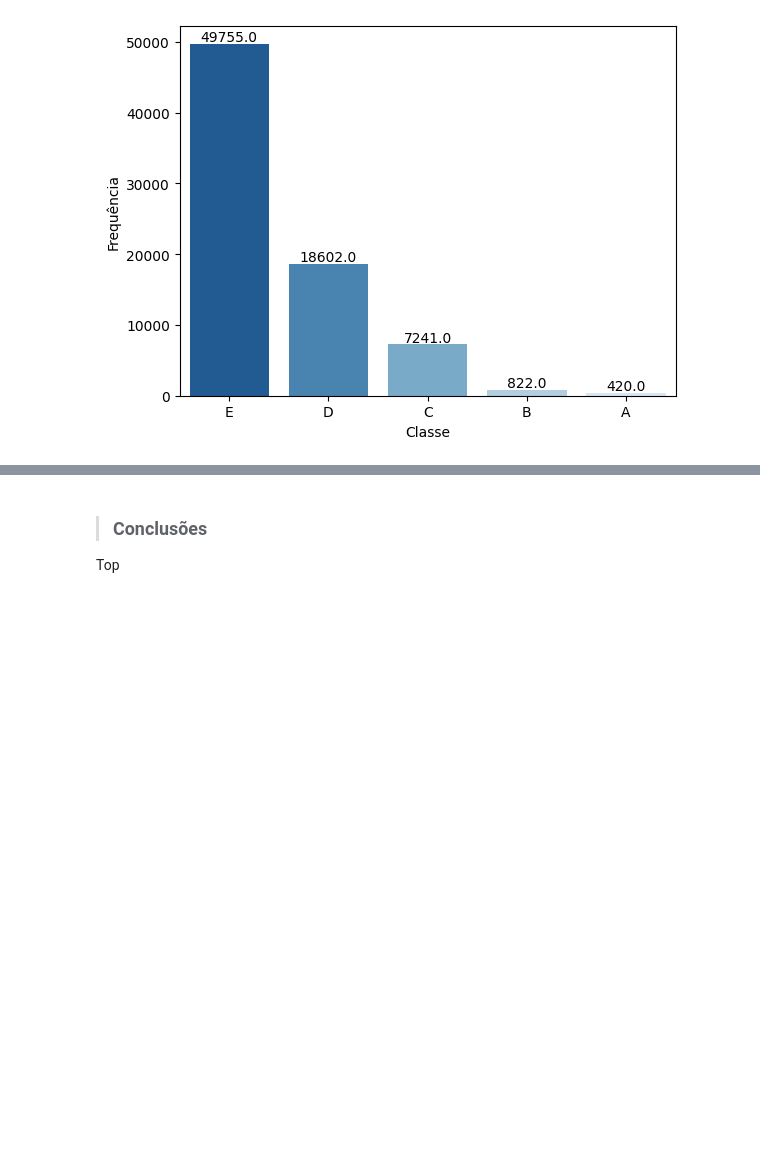
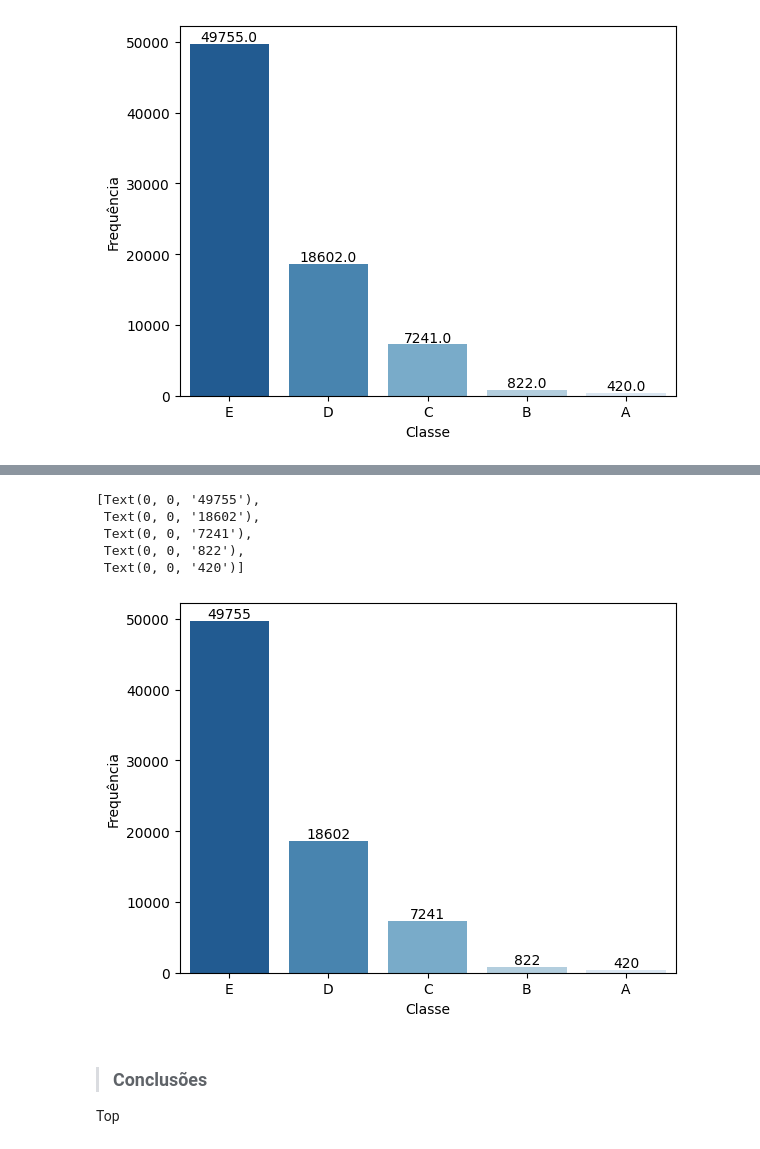
Before and after one commit to smcco94/DataAnalytics, a Jupyter notebook: Formação_Data_Sciency/Modulo_1/Projetos/Analise_Descritiva/Análise_Descritiva.ipynb, the cells around one changed output, grey strips where cells are left out. Saved outputs shown, nothing was run; the diff lists cells and outputs as text; code cells hidden in the pictures; blank space fills up the shorter version.

```diff
--- a/Formação_Data_Sciency/Modulo_1/Projetos/Analise_Descritiva/Análise_Descritiva.ipynb
+++ b/Formação_Data_Sciency/Modulo_1/Projetos/Analise_Descritiva/Análise_Descritiva.ipynb
@@ -252,3 +259,14 @@ Rectangle(xy=(3.6, 0), width=0.8, height=420, angle=0)
+# %%
+# Outra forma de realizar 2
+plot = sns.barplot(x=tabela['Classe'],y=tabela['Frequência'], palette='Blues_r', )
+plot.bar_label(plot.containers[0])
+# %% [output]
+[Text(0, 0, '49755'),
+ Text(0, 0, '18602'),
+ Text(0, 0, '7241'),
+ Text(0, 0, '822'),
+ Text(0, 0, '420')]
+[figure, added]
 # %% [markdown]
 > ### Conclusões
 
```
Also changed, not shown: parts of 1 cell of this notebook.
